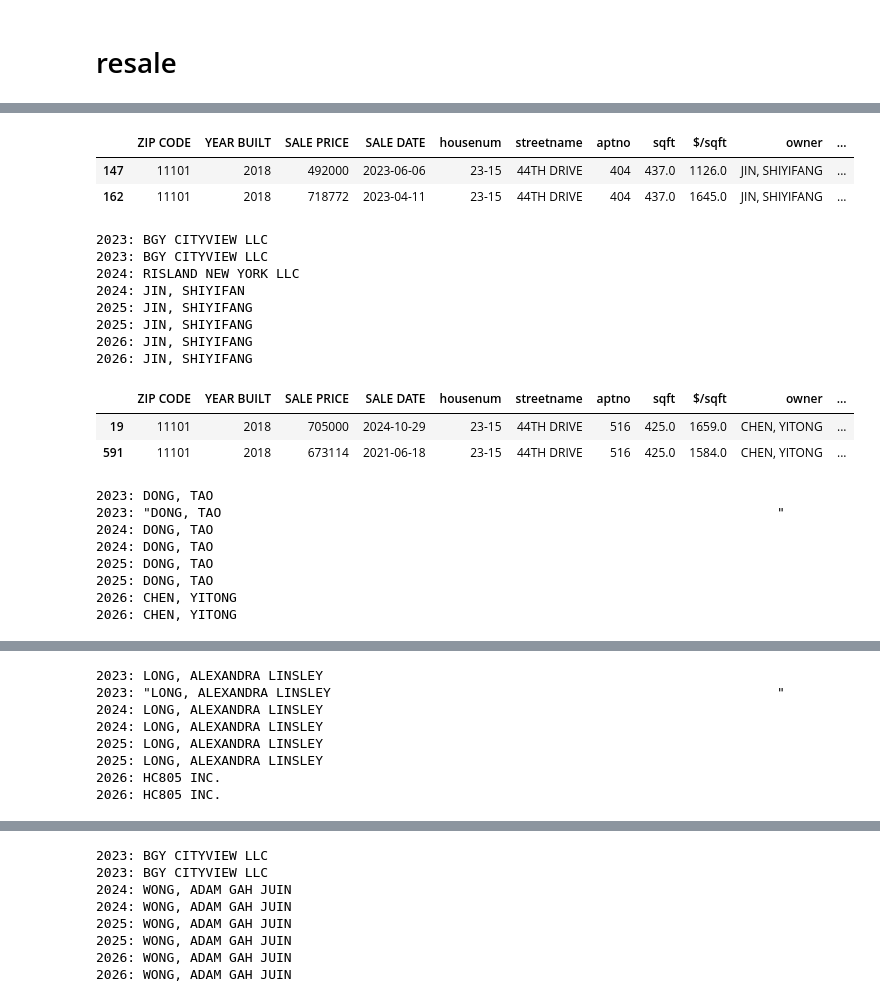
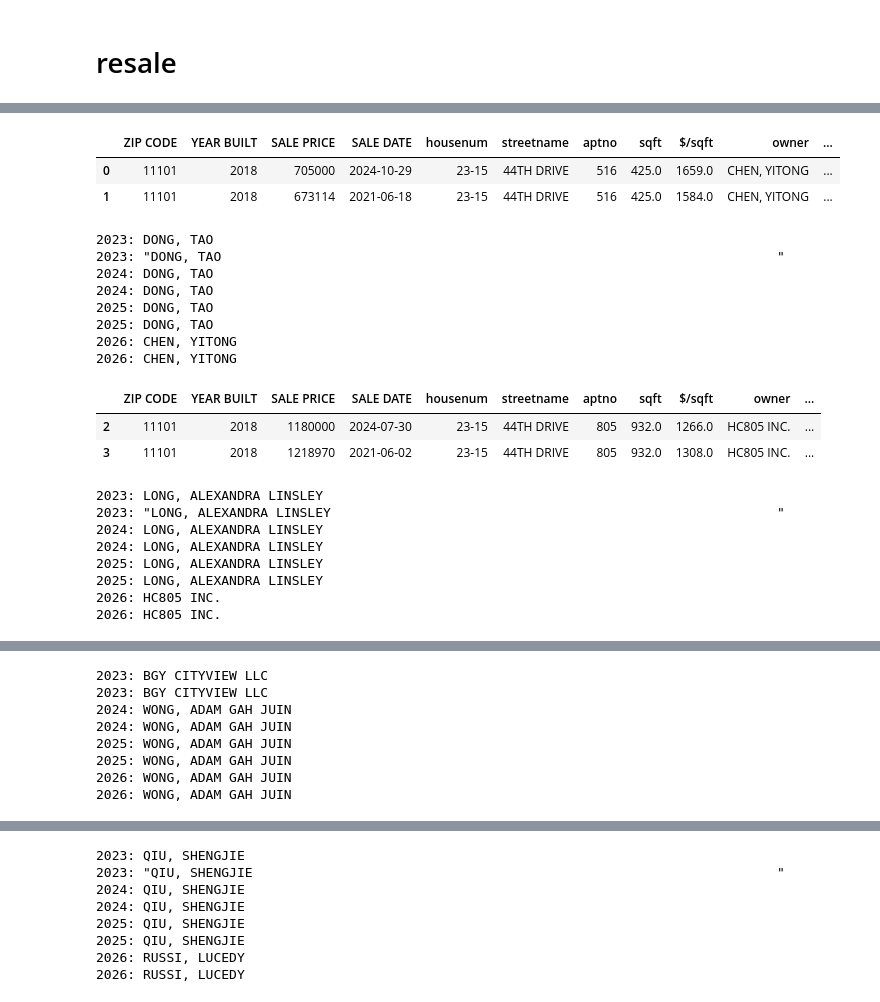
Before and after one commit to thexqin/lic-ast-condo-sales-analysis2, a Jupyter notebook: lic_ast_condo_sales_analysis2.ipynb, the cells around one changed output, grey strips where cells are left out. Saved outputs shown, nothing was run; the diff lists cells and outputs as text; code cells hidden in the pictures.

```diff
--- a/lic_ast_condo_sales_analysis2.ipynb
+++ b/lic_ast_condo_sales_analysis2.ipynb
@@ -437,6 +438,7 @@ from IPython.display import display, Markdown
 
 df = pd.read_csv('23-15sub.csv', parse_dates=['SALE DATE'])
 # %%
-df[df.duplicated('aptno', False)].sort_values(['aptno', 'SALE DATE'], ascending=[True, False])
+df = df[df.duplicated('aptno', False)].sort_values(['aptno', 'SALE DATE'], ascending=[True, False]).reset_index(drop=True).copy()
+df
 # %% [output]
 |  | ZIP CODE | YEAR BUILT | SALE PRICE | SALE DATE | housenum | streetname | aptno | sqft | $/sqft | owner | ... |
@@ -458,0 +461,3 @@ df[df.duplicated('aptno', False)].sort_values(['aptno', 'SALE DATE'], ascending=
+# %%
+df = df[df.aptno != 404].reset_index(drop=True).copy()
+df.head()
@@ -459,27 +471,27 @@ df[df.duplicated('aptno', False)].sort_values(['aptno', 'SALE DATE'], ascending=
 # %%
-for i in df[df.duplicated('aptno')].sort_values('aptno')['aptno'].values:
+for i in df.aptno.unique():
     check(i)
 # %% [output]
 |  | ZIP CODE | YEAR BUILT | SALE PRICE | SALE DATE | housenum | streetname | aptno | sqft | $/sqft | owner | ... |
-| 147 | 11101 | 2018 | 492000 | 2023-06-06 | 23-15 | 44TH DRIVE | 404 | 437.0 | 1126.0 | JIN, SHIYIFANG | ... |
-| 162 | 11101 | 2018 | 718772 | 2023-04-11 | 23-15 | 44TH DRIVE | 404 | 437.0 | 1645.0 | JIN, SHIYIFANG | ... |
+| 0 | 11101 | 2018 | 705000 | 2024-10-29 | 23-15 | 44TH DRIVE | 516 | 425.0 | 1659.0 | CHEN, YITONG | ... |
+| 1 | 11101 | 2018 | 673114 | 2021-06-18 | 23-15 | 44TH DRIVE | 516 | 425.0 | 1584.0 | CHEN, YITONG | ... |
-2023: BGY CITYVIEW LLC
-2023: BGY CITYVIEW LLC
-2024: RISLAND NEW YORK LLC
-2024: JIN, SHIYIFAN
-2025: JIN, SHIYIFANG
-2025: JIN, SHIYIFANG
-2026: JIN, SHIYIFANG
-2026: JIN, SHIYIFANG
+2023: DONG, TAO
+2023: "DONG, TAO                                                                       "
+2024: DONG, TAO
+2024: DONG, TAO
+2025: DONG, TAO
+2025: DONG, TAO
+2026: CHEN, YITONG
+2026: CHEN, YITONG
 |  | ZIP CODE | YEAR BUILT | SALE PRICE | SALE DATE | housenum | streetname | aptno | sqft | $/sqft | owner | ... |
-| 19 | 11101 | 2018 | 705000 | 2024-10-29 | 23-15 | 44TH DRIVE | 516 | 425.0 | 1659.0 | CHEN, YITONG | ... |
-| 591 | 11101 | 2018 | 673114 | 2021-06-18 | 23-15 | 44TH DRIVE | 516 | 425.0 | 1584.0 | CHEN, YITONG | ... |
+| 2 | 11101 | 2018 | 1180000 | 2024-07-30 | 23-15 | 44TH DRIVE | 805 | 932.0 | 1266.0 | HC805 INC. | ... |
+| 3 | 11101 | 2018 | 1218970 | 2021-06-02 | 23-15 | 44TH DRIVE | 805 | 932.0 | 1308.0 | HC805 INC. | ... |
-2023: DONG, TAO
-2023: "DONG, TAO                                                                       "
-2024: DONG, TAO
-2024: DONG, TAO
-2025: DONG, TAO
-2025: DONG, TAO
-2026: CHEN, YITONG
-2026: CHEN, YITONG
+2023: LONG, ALEXANDRA LINSLEY
+2023: "LONG, ALEXANDRA LINSLEY                                                         "
+2024: LONG, ALEXANDRA LINSLEY
+2024: LONG, ALEXANDRA LINSLEY
+2025: LONG, ALEXANDRA LINSLEY
+2025: LONG, ALEXANDRA LINSLEY
+2026: HC805 INC.
+2026: HC805 INC.
 |  | ZIP CODE | YEAR BUILT | SALE PRICE | SALE DATE | housenum | streetname | aptno | sqft | $/sqft | owner | ... |
@@ -488,9 +500,9 @@ for i in df[df.duplicated('aptno')].sort_values('aptno')['aptno'].values:
-2023: LONG, ALEXANDRA LINSLEY
-2023: "LONG, ALEXANDRA LINSLEY                                                         "
-2024: LONG, ALEXANDRA LINSLEY
-2024: LONG, ALEXANDRA LINSLEY
-2025: LONG, ALEXANDRA LINSLEY
-2025: LONG, ALEXANDRA LINSLEY
-2026: HC805 INC.
-2026: HC805 INC.
+2023: BGY CITYVIEW LLC
+2023: BGY CITYVIEW LLC
+2024: WONG, ADAM GAH JUIN
+2024: WONG, ADAM GAH JUIN
+2025: WONG, ADAM GAH JUIN
+2025: WONG, ADAM GAH JUIN
+2026: WONG, ADAM GAH JUIN
+2026: WONG, ADAM GAH JUIN
 |  | ZIP CODE | YEAR BUILT | SALE PRICE | SALE DATE | housenum | streetname | aptno | sqft | $/sqft | owner | ... |
@@ -499,9 +511,9 @@ for i in df[df.duplicated('aptno')].sort_values('aptno')['aptno'].values:
-2023: BGY CITYVIEW LLC
-2023: BGY CITYVIEW LLC
-2024: WONG, ADAM GAH JUIN
-2024: WONG, ADAM GAH JUIN
-2025: WONG, ADAM GAH JUIN
-2025: WONG, ADAM GAH JUIN
-2026: WONG, ADAM GAH JUIN
-2026: WONG, ADAM GAH JUIN
+2023: QIU, SHENGJIE
+2023: "QIU, SHENGJIE                                                                   "
+2024: QIU, SHENGJIE
+2024: QIU, SHENGJIE
+2025: QIU, SHENGJIE
+2025: QIU, SHENGJIE
+2026: RUSSI, LUCEDY
+2026: RUSSI, LUCEDY
 |  | ZIP CODE | YEAR BUILT | SALE PRICE | SALE DATE | housenum | streetname | aptno | sqft | $/sqft | owner | ... |
```
Also changed, not shown: parts of 13 cells of this notebook.
